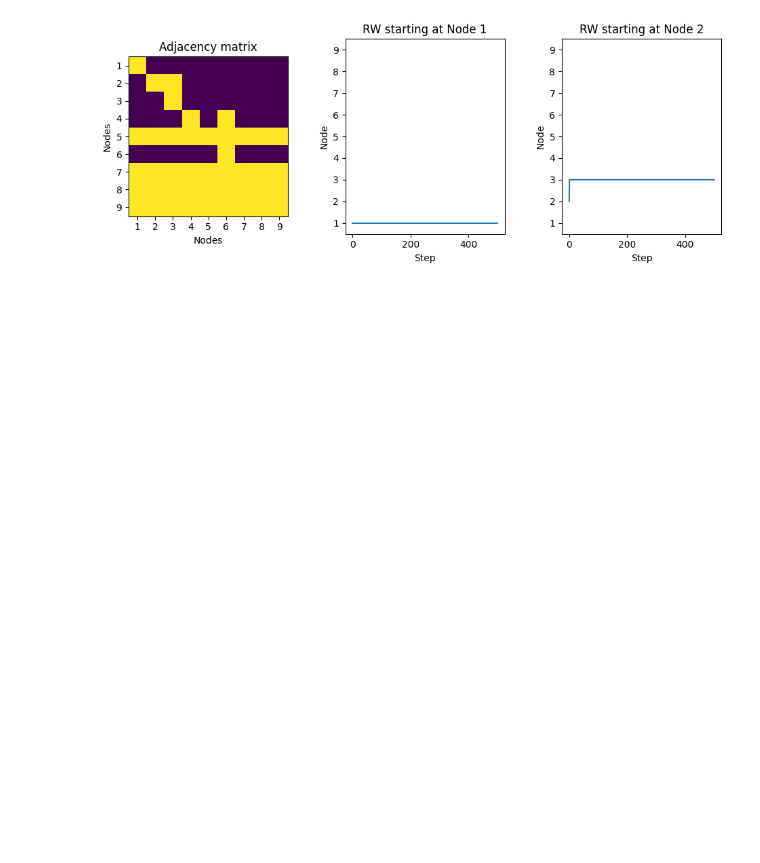
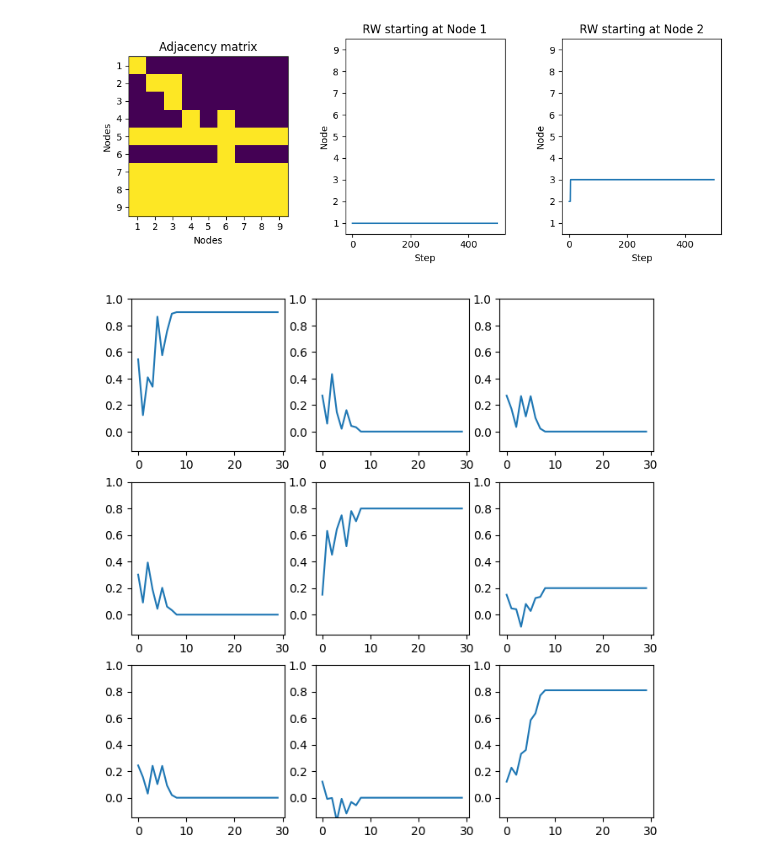
Before and after one commit to HyukpyoHong/Koopman-Operator, a Jupyter notebook: Toymodel-Koopman.ipynb, the cells around one changed output. Drawn from its saved outputs; the diff is of its cells as text; code cells hidden in the pictures; blank space fills up the shorter version.

```diff
--- a/Toymodel-Koopman.ipynb
+++ b/Toymodel-Koopman.ipynb
@@ -315,5 +323,0 @@ for i in range(M):
-# %%
-G_approx = 1/M * np.matmul(psi_X.transpose(), psi_X) # N x N matrix
-A_approx = 1/M * np.matmul(psi_X.transpose(), psi_Y) # N x N matrix
-
-K_approx = np.matmul(np.linalg.pinv(G_approx), A_approx)  # N x N matrix
@@ -392,2 +361,19 @@ plt.savefig('Results_9obs.png')
 # %% [output]
 [figure]
+# %%
+K_approx[0,0,:]
+iter_range = range(30)
+i_list = [0,1,2]
+j_list = [0,1,2]
+
+fig2, ax2 = plt.subplots(len(i_list), len(j_list), figsize = (8,8))
+#fig2.tight_layout(pad=3.0)
+for i in i_list:
+    for j in j_list:
+        ax2[i,j].plot(iter_range,K_approx[i,j,iter_range])
+        ax2[i,j].set_ylim([-0.15, 1])
+        #ax2[i,j].set_xticklabels('')
+        #ax2[i,j].set_yticklabels('')
+fig.tight_layout(pad=1.0)
+# %% [output]
+[figure, added]
```
Also changed, not shown: parts of 7 cells of this notebook, 2 other files.
